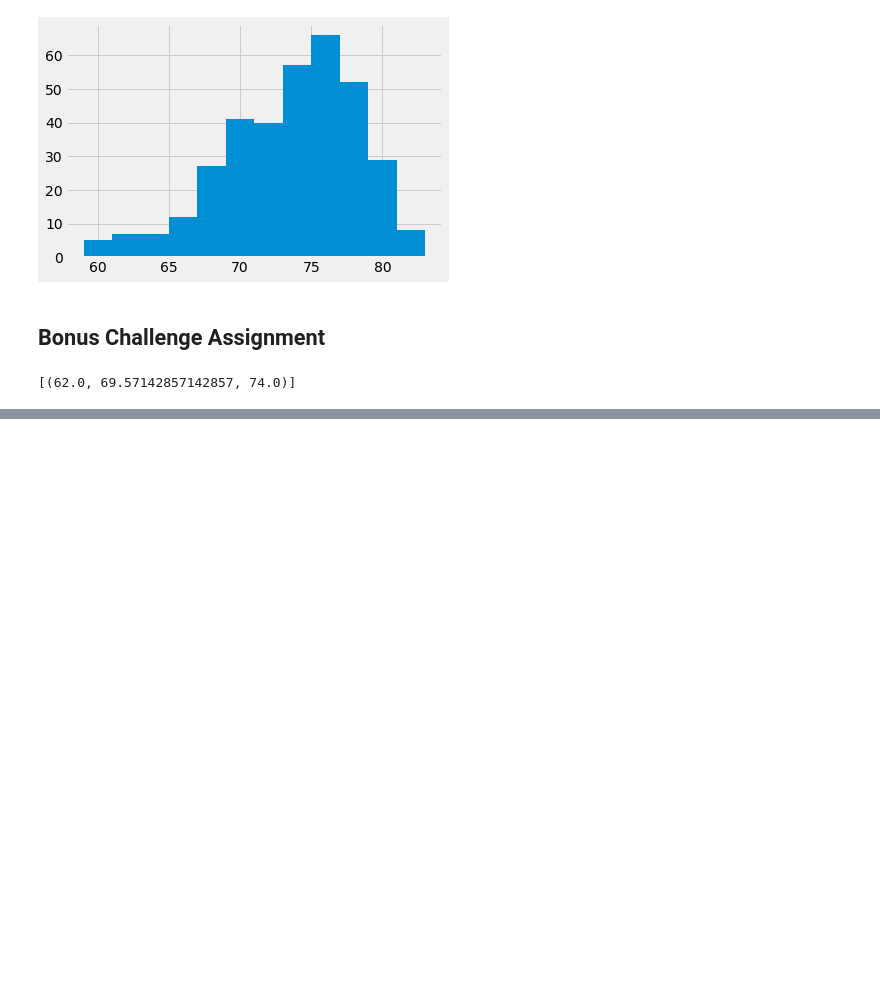
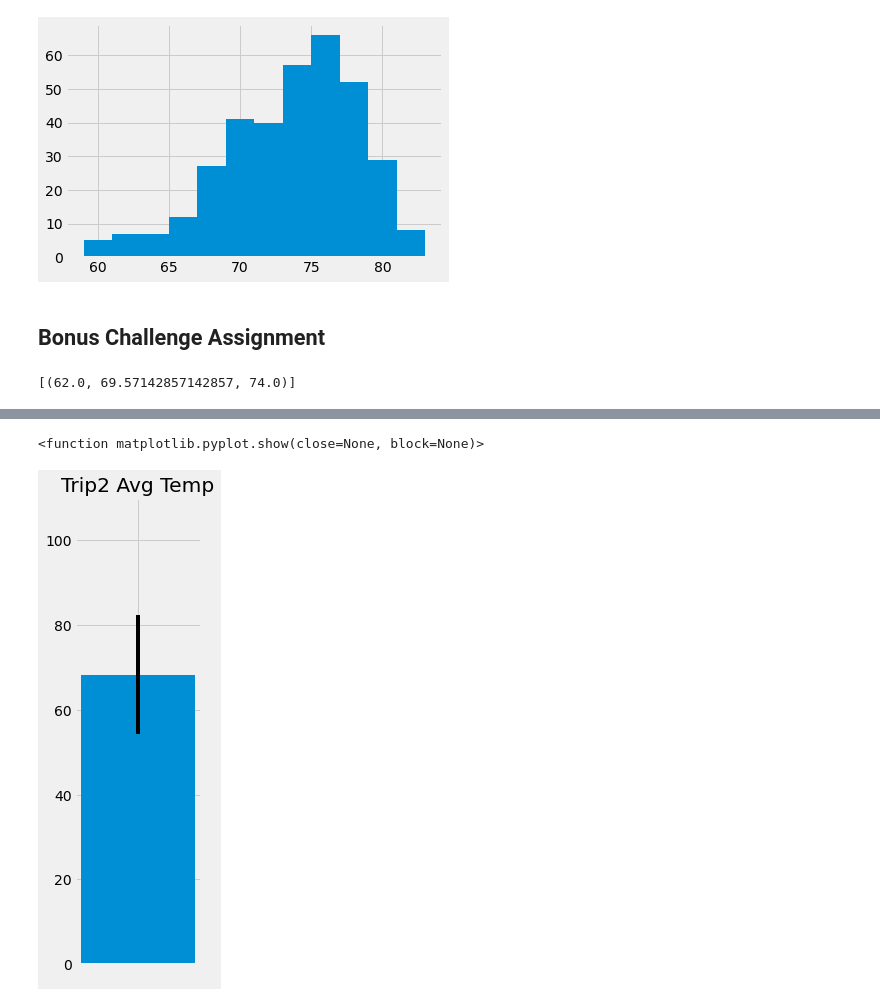
Before and after one commit to bpezzullo/SQLAlchemy-challenge, a Jupyter notebook: climate_starter.ipynb, the cells around one changed output, grey strips where cells are left out. Drawn from its saved outputs; the diff is of its cells as text; code cells hidden in the pictures; blank space fills up the shorter version.

```diff
--- a/climate_starter.ipynb
+++ b/climate_starter.ipynb
@@ -280,0 +277,9 @@ print(calc_temps('2012-02-28', '2012-03-05'))
+# %%
+fig= plt.figure(figsize=(2,8))
+plt.title('Trip2 Avg Temp')
+plt.ylim(0,110)
+plt.bar(x_axis,trip2[0][1],yerr=(trip2[0][2]-trip2[0][0]),width=.5)
+plt.show
+# %% [output]
+<function matplotlib.pyplot.show(close=None, block=None)>
+[figure, added]
```
Also changed, not shown: parts of 18 cells of this notebook, 1 other file.
